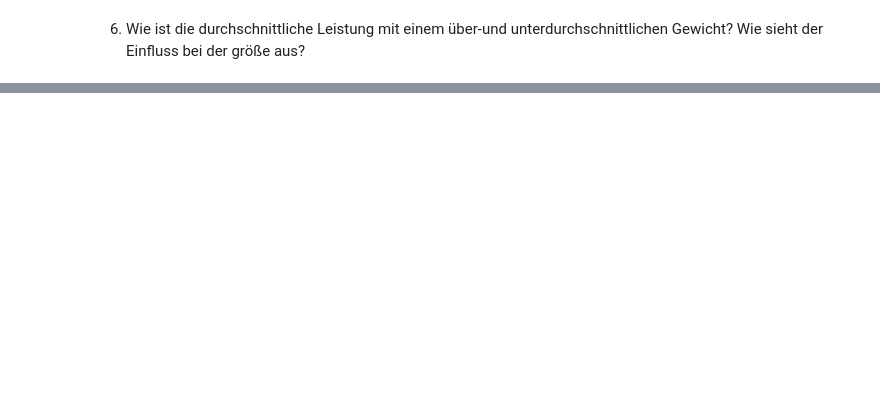
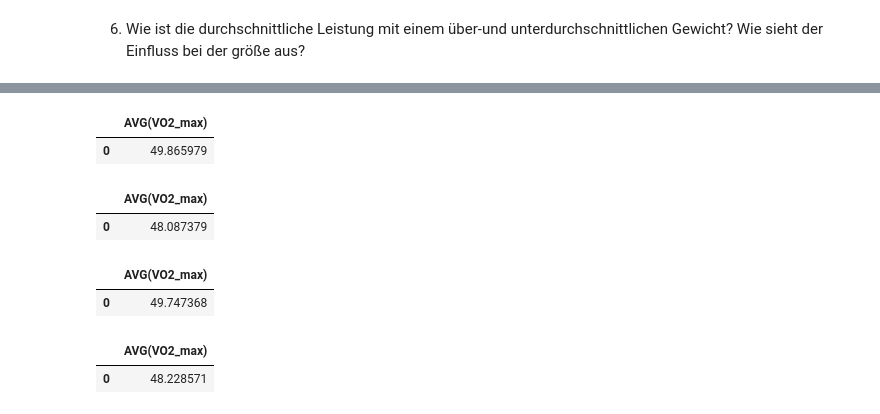
Before and after one commit to lillinml/MCI-MSE_Aufgaben, a Jupyter notebook: PÜ4/SQL-Übung.ipynb, the cells around one changed output, grey strips where cells are left out. Saved outputs shown, nothing was run; the diff lists cells and outputs as text; code cells hidden in the pictures; blank space fills up the shorter version.

```diff
--- a/PÜ4/SQL-Übung.ipynb
+++ b/PÜ4/SQL-Übung.ipynb
@@ -395,0 +374,21 @@ ps.sqldf("""SELECT AVG(VO2_max) FROM performance_data WHERE gender = "Male" AND
+# %%
+
+ps.sqldf("""SELECT AVG(VO2_max) FROM performance_data WHERE weight > (Select AVG(weight) FROM performance_data)""")
+# %% [output]
+|  | AVG(VO2_max) |
+| 0 | 49.865979 |
+# %%
+ps.sqldf("""SELECT AVG(VO2_max) FROM performance_data WHERE weight < (Select AVG(weight) FROM performance_data)""")
+# %% [output]
+|  | AVG(VO2_max) |
+| 0 | 48.087379 |
+# %%
+ps.sqldf("""SELECT AVG(VO2_max) FROM performance_data WHERE height > (Select AVG(height) FROM performance_data)""")
+# %% [output]
+|  | AVG(VO2_max) |
+| 0 | 49.747368 |
+# %%
+ps.sqldf("""SELECT AVG(VO2_max) FROM performance_data WHERE height < (Select AVG(height) FROM performance_data)""")
+# %% [output]
+|  | AVG(VO2_max) |
+| 0 | 48.228571 |
```
Also changed, not shown: parts of 7 cells of this notebook.
